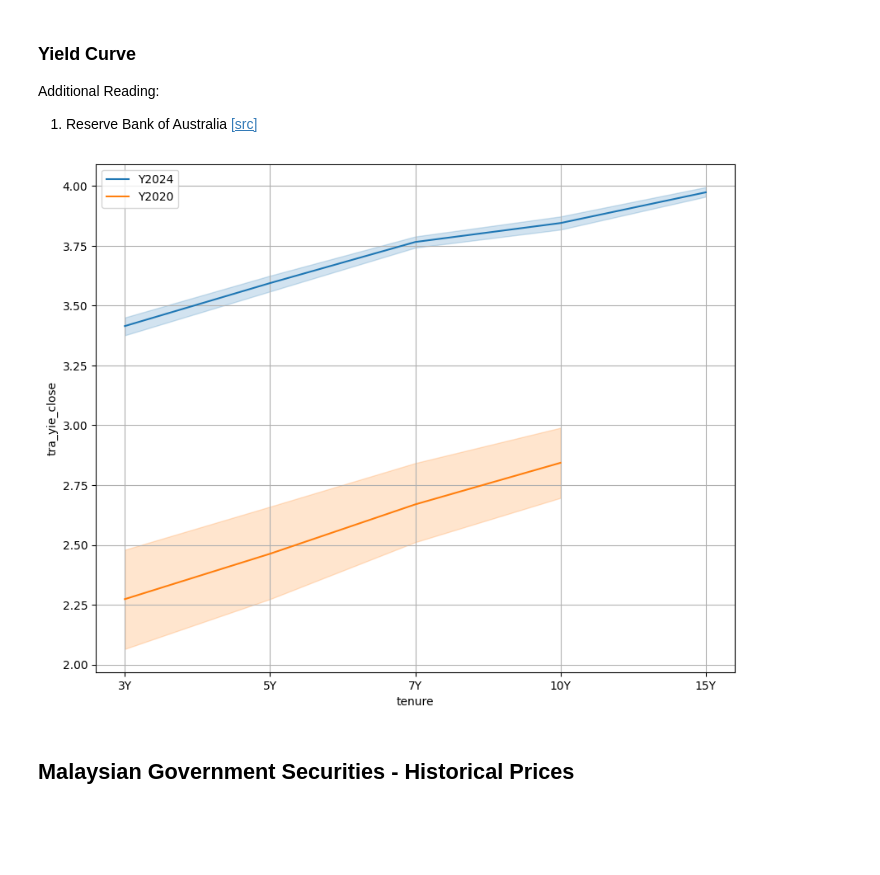
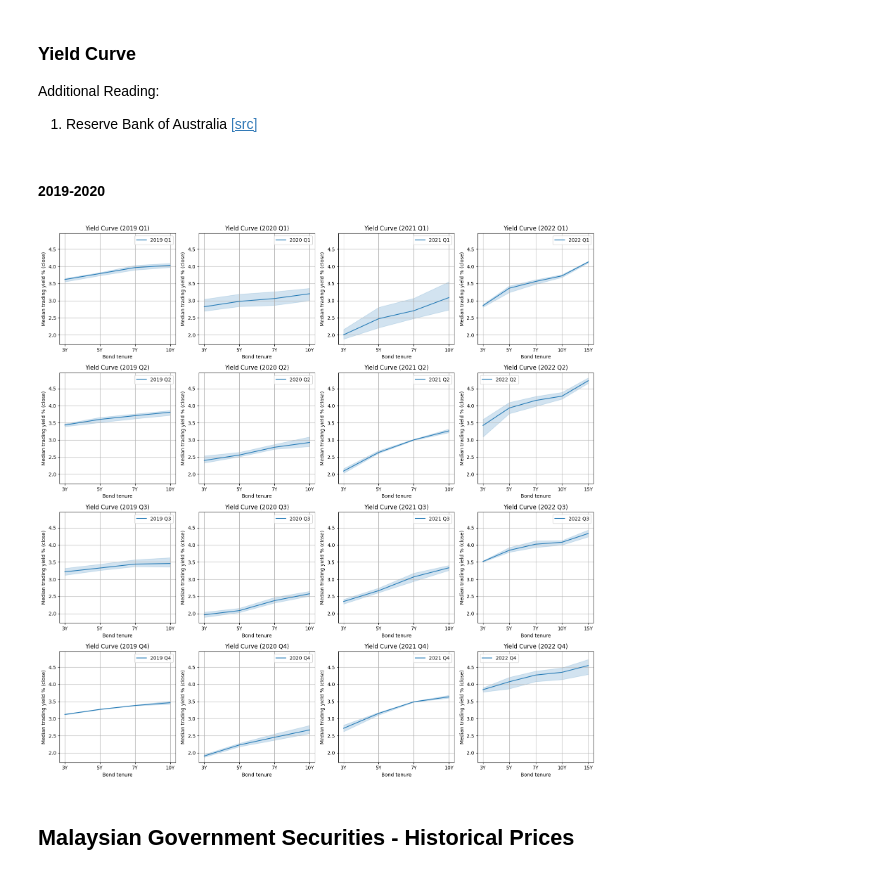
Before and after one commit to AbdulHafiiz/malaysia-economy-tracker, a Jupyter notebook: visualisations/bonds.ipynb, the cells around one changed output. Drawn from its saved outputs; the diff is of its cells as text; code cells hidden in the pictures; blank space fills up the shorter version.

Commit message:
added in yoy quarterly comparision for bond yields

```diff
--- a/visualisations/bonds.ipynb
+++ b/visualisations/bonds.ipynb
@@ -162,45 +164,48 @@ gov_issues_df[
 
 Additional Reading:
 1. Reserve Bank of Australia [[src]](https://www.rba.gov.au/education/resources/explainers/bonds-and-the-yield-curve.html)
+# %% [markdown]
+#### 2019-2020
 # %%
+plt.figure(figsize=(16, 16))
+
+period_start, period_end = '2019-01-01', '2022-12-31'
+data_period = pd.date_range(period_start, period_end, freq='QS')
+rows, cols = math.ceil(data_period.size / 4), math.ceil(data_period.shape[0]/4)
+old_ax = None
+
 plot_df = (
     gov_issues_df[
-        (gov_issues_df['tenure'] != None)
-        & (gov_issues_df['trading_date'].isin(pd.date_range('2024-01-01', '2024-12-31')))
+        (gov_issues_df['trading_date'] >= period_start)
+        & (gov_issues_df['trading_date'] <= period_end)
     ]
+    .loc[:, ['trading_date', 'tenure', 'tra_yie_close']]
     .assign(**{
         'month': gov_issues_df['trading_date'].dt.to_period('M'),
+        'quarter': gov_issues_df['trading_date'].dt.to_period('Q'),
         'sort_col': gov_issues_df['trading_date'].dt.to_period('M').astype(int) * 100 + gov_issues_df['tenure'].str[0:-1].astype(int)
     })
-    .groupby(['tenure', 'month']).agg({'tra_yie_low': 'median', 'tra_yie_high': 'median', 'tra_yie_close': 'median', 'tot_vol': 'sum', 'sort_col': 'max'})
+    .groupby(['tenure', 'month'])
+    .agg({'tra_yie_close': 'median', 'quarter': 'max', 'sort_col': 'max'})
     .sort_values('sort_col', ascending=True)
     .drop('sort_col', axis=1)
     .reset_index()
 )
-# display(plot_df)
 
-plt.figure(figsize=(10, 8))
-sns.lineplot(plot_df, x='tenure', y='tra_yie_close', label='Y2024')
+for idx, start_date in enumerate(data_period):
+    end_date = start_date + pd.tseries.offsets.QuarterEnd()
+    ax = plt.subplot2grid((rows, cols), (idx % 4, idx//4), sharey=old_ax)
+    old_ax = ax
+    subplot_df = plot_df[(plot_df['month'] >= start_date.to_period(freq='M')) & (plot_df['month'] <= end_date.to_period(freq='M'))]
 
-plot_df = (
-    gov_issues_df[
-        (gov_issues_df['tenure'] != None)
-        & (gov_issues_df['trading_date'].isin(pd.date_range('2020-01-01', '2020-12-31')))
-    ]
-    .assign(**{
-        'month': gov_issues_df['trading_date'].dt.to_period('M'),
-        'sort_col': gov_issues_df['trading_date'].dt.to_period('M').astype(int) * 100 + gov_issues_df['tenure'].str[0:-1].astype(int)
-    })
-    .groupby(['tenure', 'month']).agg({'tra_yie_low': 'median', 'tra_yie_high': 'median', 'tra_yie_close': 'median', 'tot_vol': 'sum', 'sort_col': 'max'})
-    .sort_values('sort_col', ascending=True)
-    .drop('sort_col', axis=1)
-    .reset_index()
-)
-sns.lineplot(plot_df, x='tenure', y='tra_yie_close', label='Y2020')
-
-plt.grid(True);
+    sns.lineplot(subplot_df, x='tenure', y='tra_yie_close', label=f'{start_date.year} Q{start_date.quarter}')
+    plt.title(f'Yield Curve ({start_date.year} Q{start_date.quarter})')
+    plt.ylabel('Median trading yield % (close)')
+    plt.xlabel('Bond tenure')
+    plt.grid(True);
+plt.tight_layout()
 # %% [output]
-[figure, old version]
+[figure, new version]
 # %% [markdown]
 ## Malaysian Government Securities - Historical Prices
 # %%
```
Also changed, not shown: parts of 1 cell of this notebook.
